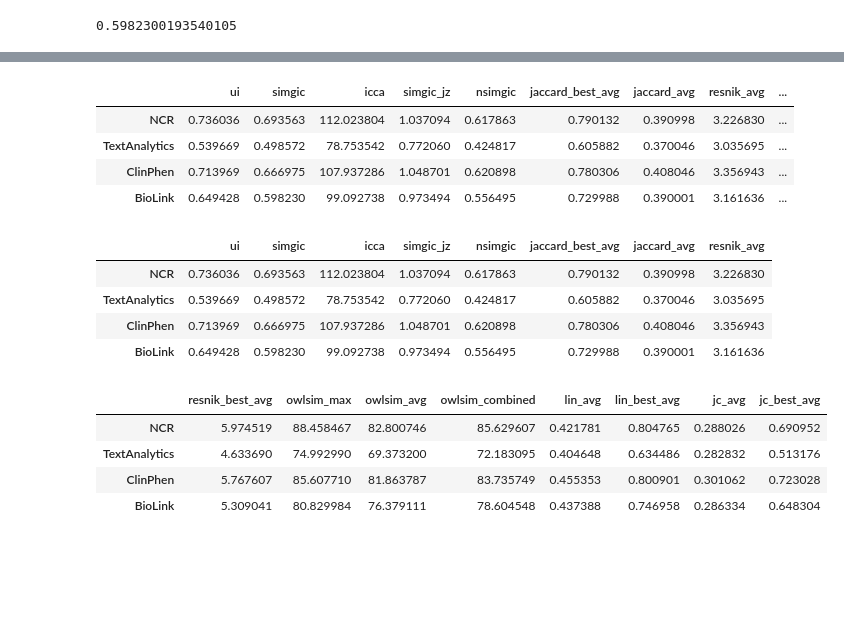
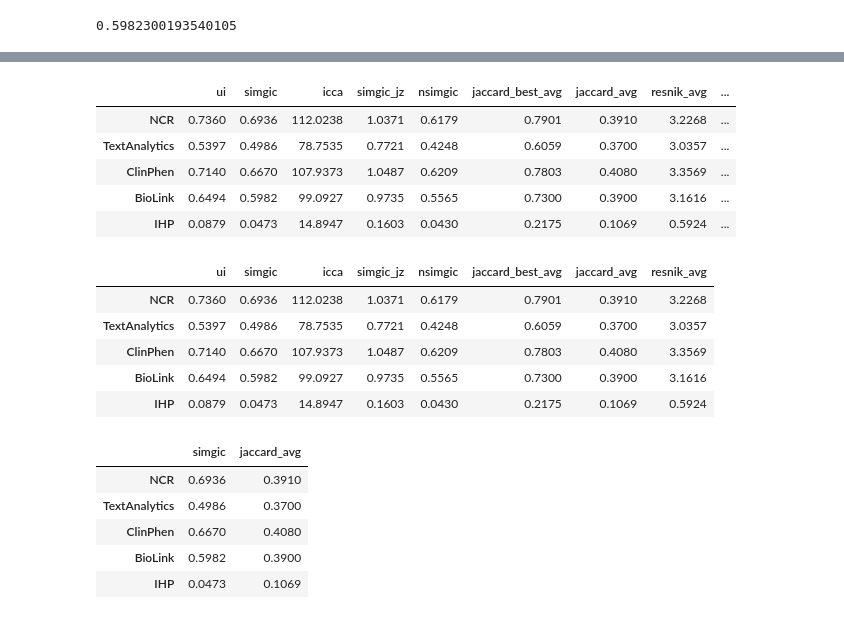
Before and after one commit to bbertoni/HackingSymptoms, a Jupyter notebook: code/PerformanceComparison/PerformanceComparison.ipynb, the cells around one changed output, grey strips where cells are left out. Saved outputs shown, nothing was run; the diff lists cells and outputs as text; code cells hidden in the pictures; blank space fills up the shorter version.

Commit message:
add IHP and some additional data visualizations and metrics aggreegation

```diff
--- a/code/PerformanceComparison/PerformanceComparison.ipynb
+++ b/code/PerformanceComparison/PerformanceComparison.ipynb
@@ -591,3 +591,5 @@ biolink_df.head(3)
 | 2 | [18, 13, 7, 89, 143, 219, 214, 20... | [27, 27, 27, 107, 165, 229, 229, ... | [Carcinoma, Hepatocellular carcin... | [0030731, 0001402, 0002671, 00000... |
 # %%
 biolink_df.to_csv('biolink_gsc.csv')
+# %%
+ihp_df = pd.read_csv('IHP_results.csv', converters={'HPO_codes': eval})
@@ -693,3 +747,5 @@ WARNING:patient_similarity.patient:Dropping term not found in HPO: HP:0003822
 WARNING:patient_similarity.patient:Dropping term not found in HPO: HP:0003813
 WARNING:patient_similarity.patient:Dropping term not found in HPO: HP:0004149
 WARNING:patient_similarity.patient:Dropping term not found in HPO: HP:0001432
+# %%
+ihp_scores = create_df_metrics_against_ground_truth(ihp_df['HPO_codes'])
@@ -752,8 +838,10 @@ def highlight_max(s):
     is_max = s == s.max()
     return ['background-color: lightblue' if v else '' for v in is_max]
 # %%
-results_matrix_df = pd.DataFrame([ncr_scores.mean(), ta_for_health_scores.mean(), clinphen_scores.mean(), biolink_scores.mean()],
-             index=['NCR', 'TextAnalytics', 'ClinPhen', 'BioLink'])
+results_matrix_df = pd.DataFrame([ncr_scores.mean(), ta_for_health_scores.mean(),
+                                  clinphen_scores.mean(), biolink_scores.mean(),
+                                 ihp_scores.mean()],
+             index=['NCR', 'TextAnalytics', 'ClinPhen', 'BioLink', 'IHP'])
 # %%
 styled_results = results_matrix_df.style.apply(highlight_max)
 # %%
@@ -764,23 +852,26 @@ results_matrix_df.to_html('GSC_results_average.html')
 results_matrix_df
 # %% [output]
 |  | ui | simgic | icca | simgic_jz | nsimgic | jaccard_best_avg | jaccard_avg | resnik_avg | ... |
-| NCR | 0.736036 | 0.693563 | 112.023804 | 1.037094 | 0.617863 | 0.790132 | 0.390998 | 3.226830 | ... |
-| TextAnalytics | 0.539669 | 0.498572 | 78.753542 | 0.772060 | 0.424817 | 0.605882 | 0.370046 | 3.035695 | ... |
-| ClinPhen | 0.713969 | 0.666975 | 107.937286 | 1.048701 | 0.620898 | 0.780306 | 0.408046 | 3.356943 | ... |
-| BioLink | 0.649428 | 0.598230 | 99.092738 | 0.973494 | 0.556495 | 0.729988 | 0.390001 | 3.161636 | ... |
+| NCR | 0.7360 | 0.6936 | 112.0238 | 1.0371 | 0.6179 | 0.7901 | 0.3910 | 3.2268 | ... |
+| TextAnalytics | 0.5397 | 0.4986 | 78.7535 | 0.7721 | 0.4248 | 0.6059 | 0.3700 | 3.0357 | ... |
+| ClinPhen | 0.7140 | 0.6670 | 107.9373 | 1.0487 | 0.6209 | 0.7803 | 0.4080 | 3.3569 | ... |
+| BioLink | 0.6494 | 0.5982 | 99.0927 | 0.9735 | 0.5565 | 0.7300 | 0.3900 | 3.1616 | ... |
+| IHP | 0.0879 | 0.0473 | 14.8947 | 0.1603 | 0.0430 | 0.2175 | 0.1069 | 0.5924 | ... |
 # %%
 results_matrix_df.iloc[::,:8].style.apply(highlight_max)
 # %% [output]
 |  | ui | simgic | icca | simgic_jz | nsimgic | jaccard_best_avg | jaccard_avg | resnik_avg |
-| NCR | 0.736036 | 0.693563 | 112.023804 | 1.037094 | 0.617863 | 0.790132 | 0.390998 | 3.226830 |
-| TextAnalytics | 0.539669 | 0.498572 | 78.753542 | 0.772060 | 0.424817 | 0.605882 | 0.370046 | 3.035695 |
-| ClinPhen | 0.713969 | 0.666975 | 107.937286 | 1.048701 | 0.620898 | 0.780306 | 0.408046 | 3.356943 |
-| BioLink | 0.649428 | 0.598230 | 99.092738 | 0.973494 | 0.556495 | 0.729988 | 0.390001 | 3.161636 |
+| NCR | 0.7360 | 0.6936 | 112.0238 | 1.0371 | 0.6179 | 0.7901 | 0.3910 | 3.2268 |
+| TextAnalytics | 0.5397 | 0.4986 | 78.7535 | 0.7721 | 0.4248 | 0.6059 | 0.3700 | 3.0357 |
+| ClinPhen | 0.7140 | 0.6670 | 107.9373 | 1.0487 | 0.6209 | 0.7803 | 0.4080 | 3.3569 |
+| BioLink | 0.6494 | 0.5982 | 99.0927 | 0.9735 | 0.5565 | 0.7300 | 0.3900 | 3.1616 |
+| IHP | 0.0879 | 0.0473 | 14.8947 | 0.1603 | 0.0430 | 0.2175 | 0.1069 | 0.5924 |
 # %%
-results_matrix_df.iloc[::,8:].style.apply(highlight_max)
+results_matrix_df[['simgic', 'jaccard_avg']].style.apply(highlight_max)
 # %% [output]
-|  | resnik_best_avg | owlsim_max | owlsim_avg | owlsim_combined | lin_avg | lin_best_avg | jc_avg | jc_best_avg |
-| NCR | 5.974519 | 88.458467 | 82.800746 | 85.629607 | 0.421781 | 0.804765 | 0.288026 | 0.690952 |
-| TextAnalytics | 4.633690 | 74.992990 | 69.373200 | 72.183095 | 0.404648 | 0.634486 | 0.282832 | 0.513176 |
-| ClinPhen | 5.767607 | 85.607710 | 81.863787 | 83.735749 | 0.455353 | 0.800901 | 0.301062 | 0.723028 |
-| BioLink | 5.309041 | 80.829984 | 76.379111 | 78.604548 | 0.437388 | 0.746958 | 0.286334 | 0.648304 |
+|  | simgic | jaccard_avg |
+| NCR | 0.6936 | 0.3910 |
+| TextAnalytics | 0.4986 | 0.3700 |
+| ClinPhen | 0.6670 | 0.4080 |
+| BioLink | 0.5982 | 0.3900 |
+| IHP | 0.0473 | 0.1069 |
```
Also changed, not shown: parts of 30 cells of this notebook, 3 other files.
